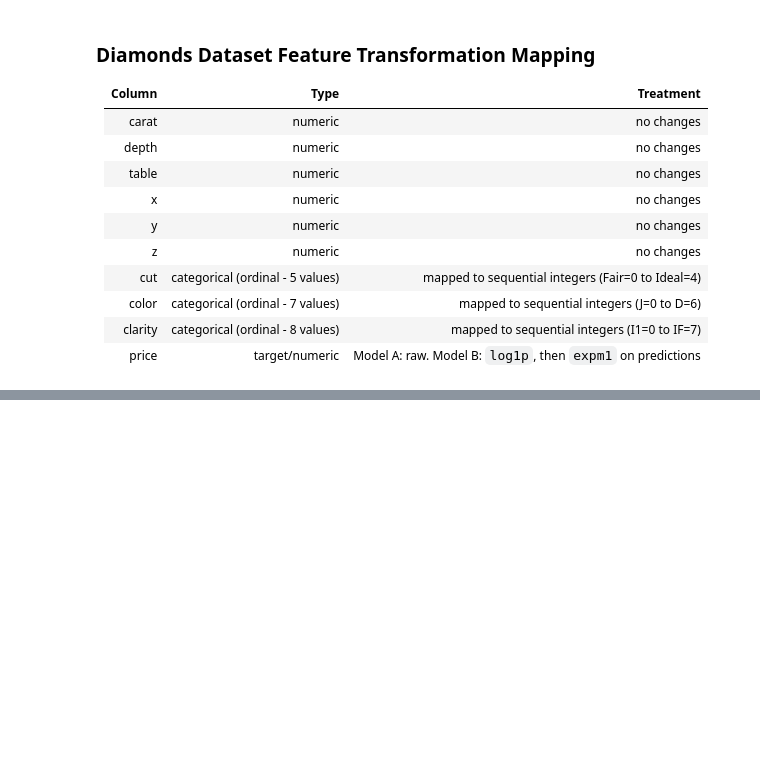
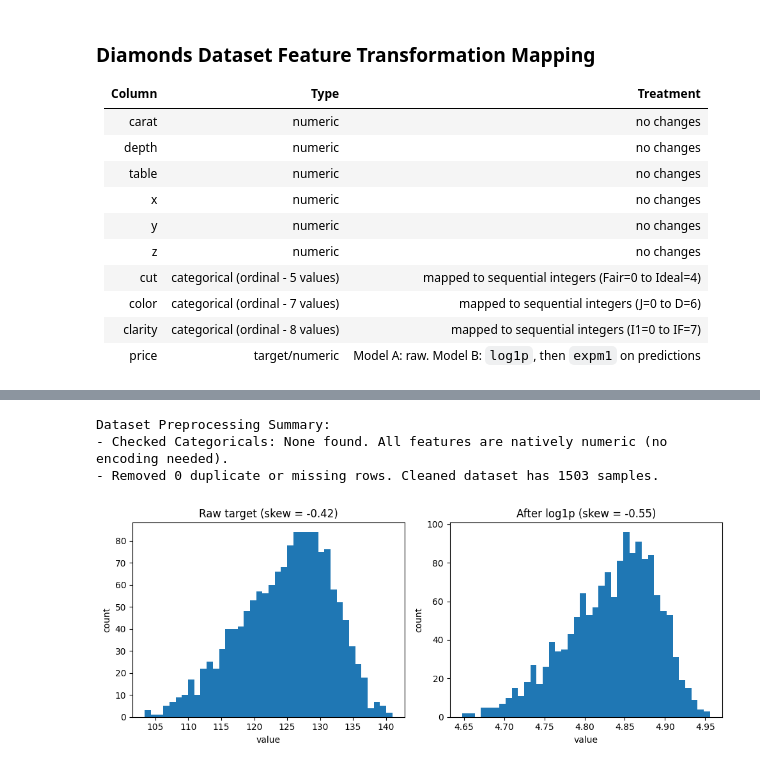
Before and after one commit to abheetsharma09/ml-dl-from-scratch, a Jupyter notebook: Experiments/log_target_study/notebooks/experimental_1.ipynb, the cells around one changed output, grey strips where cells are left out. Drawn from its saved outputs; the diff is of its cells as text; code cells hidden in the pictures; blank space fills up the shorter version.

```diff
--- a/Experiments/log_target_study/notebooks/experimental_1.ipynb
+++ b/Experiments/log_target_study/notebooks/experimental_1.ipynb
@@ -459,0 +600,34 @@ drawGraph_B_A(diamonds['price'] , "histplot_med-Insurance_DS_target")
+# %%
+from ucimlrepo import fetch_ucirepo
+import pandas as pd
+
+# Fetch dataset
+airfoil_self_noise = fetch_ucirepo(id=291)
+
+# Load as pandas dataframes
+X = airfoil_self_noise.data.features
+y = airfoil_self_noise.data.targets
+
+# Combine temporarily for robust cleaning (duplicates and missing values)
+df_temp = pd.concat([X, y], axis=1)
+original_count = len(df_temp)
+
+# Apply robust preprocessing: drop duplicates and drop any missing/null values
+df_temp = df_temp.drop_duplicates().dropna()
+cleaned_count = len(df_temp)
+
+# Separate features and target back out
+X_clean = df_temp.drop(columns=[y.columns[0]])
+y_series = df_temp[y.columns[0]]
+
+print(f"Dataset Preprocessing Summary:")
+print(f"- Checked Categoricals: None found. All features are natively numeric (no encoding needed).")
+print(f"- Removed {original_count - cleaned_count} duplicate or missing rows. Cleaned dataset has {cleaned_count} samples.")
+
+# Plot target distributions
+drawGraph_B_A(y_series, "histplot_airfoil_DS_target")
+# %% [output]
+Dataset Preprocessing Summary:
+- Checked Categoricals: None found. All features are natively numeric (no encoding needed).
+- Removed 0 duplicate or missing rows. Cleaned dataset has 1503 samples.
+[figure, added]
```
Also changed, not shown: parts of 9 cells of this notebook.
